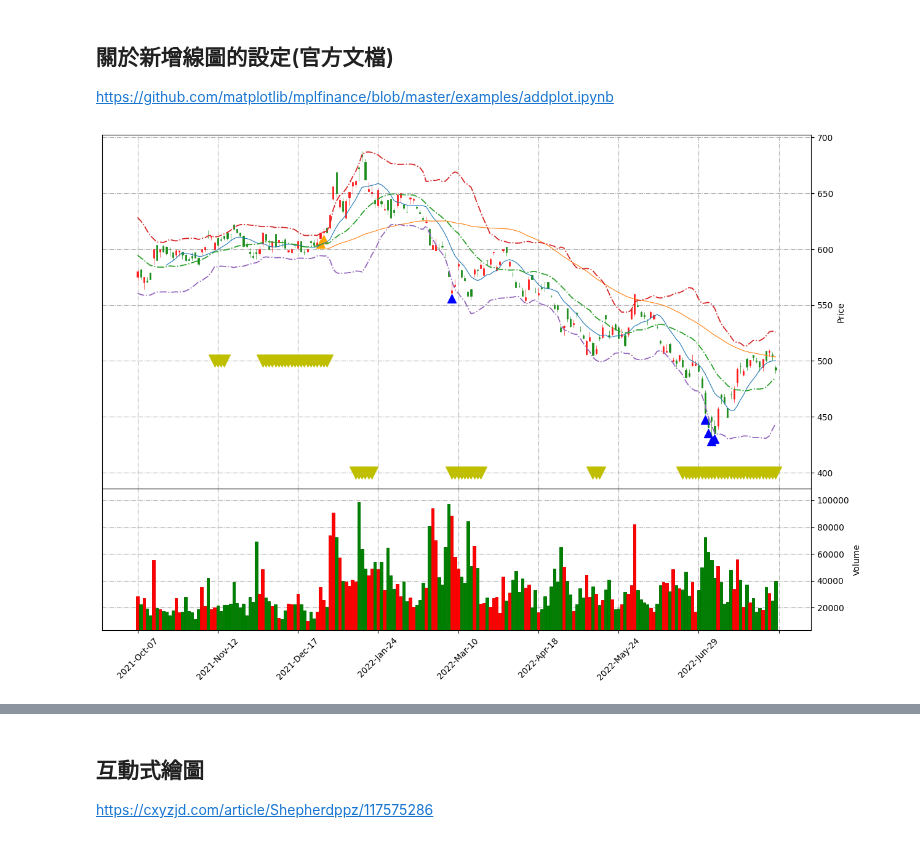
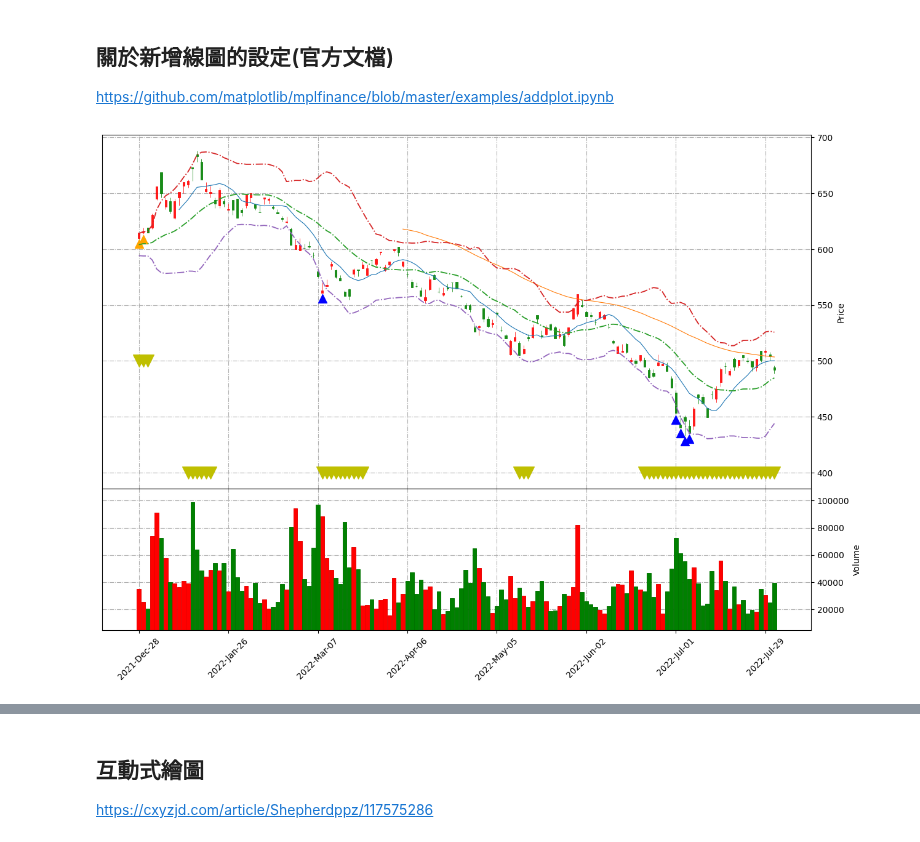
Before and after one commit to oscar50513/stock_project, a Jupyter notebook: BBands.ipynb, the cells around one changed output, grey strips where cells are left out. Drawn from its saved outputs; the diff is of its cells as text; code cells hidden in the pictures.

```diff
--- a/BBands.ipynb
+++ b/BBands.ipynb
@@ -204,6 +206,7 @@ def bbands_rule(_ticker, bb_period=20, bb_stdnum=2):
         return False
 
     # 新增一個空行，預設值為零
+    b_slope = [np.nan]
     buy_1 = [np.nan]
     buy_2 = [np.nan]
     sell_1 = [np.nan]
@@ -214,10 +217,7 @@ def bbands_rule(_ticker, bb_period=20, bb_stdnum=2):
 
     b_narrow = True
 
-#     # 判斷布林通道的斜率
-#     for i in range(1, len(res)):
-#         slope = (bbands_data.loc[t[i], 'b_up']/bbands_data.loc[t[i-1], 'b_up']-1) * 100
-#         slope.append(s)
+    # 判斷布林通道的斜率
 #         if (s)>1:
 #             test.append(bbands_data.loc[t[i], 'b_up'] + temp)
 #             print("斜率:", (bbands_data.loc[t[i], 'b_up']/bbands_data.loc[t[i-1], 'b_up']-1) * 100)
@@ -230,7 +230,7 @@ def bbands_rule(_ticker, bb_period=20, bb_stdnum=2):
 
     for i in range(1, len(res)):
         slope = (bbands_data.loc[t[i], 'b_up']/bbands_data.loc[t[i-1], 'b_up']-1) * 100    # 計算布林通道上軌斜率
-
+        b_slope.append(slope)
         # 計算是否符合買進條件
         if ((bbands_data.loc[t[i], 'b_up']/bbands_data.loc[t[i], 'b_low']-1) * 100) > 15:  # 通道寬度大於15%
             test.append(400)
@@ -238,7 +238,7 @@ def bbands_rule(_ticker, bb_period=20, bb_stdnum=2):
                 buy_1.append(res.loc[t[i], 'Low'] - temp)
                 buy_2.append(np.nan)
 
-                #print(t[i], "符合通道寬度大於15%且K棒碰觸到下軌")
+                #print(t[i], "1.符合通道寬度大於15%且K棒碰觸到下軌")
             else:
                 buy_1.append(np.nan)
                 buy_2.append(np.nan)
@@ -259,7 +259,7 @@ def bbands_rule(_ticker, bb_period=20, bb_stdnum=2):
                 buy_2.append(res.loc[t[i], 'Low'] - temp)
                 buy_1.append(np.nan)
 
-                #print(t[i], "符合上軌斜率大於1%且收紅K棒突破上軌")
+                #print(t[i], "2.符合帶寬通道小於5%且收紅K棒突破上軌")
                 #print("成交量:", res.loc[t[i], 'Volume'])
             else:
                 buy_1.append(np.nan)
@@ -280,6 +280,7 @@ def bbands_rule(_ticker, bb_period=20, bb_stdnum=2):
     res['buy_point'] = buy_1
     res['buy2_point'] = buy_2
     res['sell_point'] = sell_1
+    res['bband_slope'] = b_slope
     res['test'] = test
     return res
 # %%
@@ -291,53 +292,56 @@ https://github.com/matplotlib/mplfinance/blob/master/examples/addplot.ipynb
 bband_line = bbands_data[['b_mid','b_up','b_low']][-day_num:]
 #bband_line
 # %%
-day_num = 200                                  # 設定顯示股價資訊的天數
+# range
+day_num = '2021-12-28'                        # 設定顯示股價資訊起始日期
+day_end = '2022-08-03'                        # 設定顯示股價資訊結束日期
+
 bbands_data = bbands_rule(SData)              # 將股價資訊經過BBands函式計算
 #print(bbands_data)
 
 # 繪製布林通道線圖
 
-bband_line = bbands_data[['b_mid','b_up','b_low']][-day_num:]
+bband_line = bbands_data[['b_mid','b_up','b_low']][day_num:day_end]
 
 addplots = [
             mpf.make_addplot(bband_line, panel=0,linestyle='dashdot'),
-            #mpf.make_addplot(bbands_data['b_up'][-day_num:], color = 'blue', alpha=0.5),
-            #mpf.make_addplot(bbands_data['b_low'][-day_num:], color = 'green', alpha=0.5),
-            mpf.make_addplot(bbands_data['buy_point'][-day_num:], color = 'blue', alpha=1, type='scatter', marker='^', markersize=100),
-            mpf.make_addplot(bbands_data['buy2_point'][-day_num:], color = 'orange', alpha=1, type='scatter', marker='^', markersize=100),
-            #mpf.make_addplot(bbands_data['sell_point'][-day_num:], color = 'green', alpha=0.5, type='scatter', marker='v', markersize=100),
-            mpf.make_addplot(bbands_data['test'][-day_num:], color = 'y', type='scatter',markersize=200, marker='v')
+            #mpf.make_addplot(bbands_data['b_up'][day_num:day_end], color = 'blue', alpha=0.5),
+            #mpf.make_addplot(bbands_data['b_low'][day_num:day_end], color = 'green', alpha=0.5),
+            mpf.make_addplot(bbands_data['buy_point'][day_num:day_end], color = 'blue', alpha=1, type='scatter', marker='^', markersize=100),
+            mpf.make_addplot(bbands_data['buy2_point'][day_num:day_end], color = 'orange', alpha=1, type='scatter', marker='^', markersize=100),
+            #mpf.make_addplot(bbands_data['sell_point'][day_num:day_end], color = 'green', alpha=0.5, type='scatter', marker='v', markersize=100),
+            mpf.make_addplot(bbands_data['test'][day_num:day_end], color = 'y', type='scatter',markersize=200, marker='v')
            ]
 
 # 設置k線圖顏色
 my_color = mpf.make_marketcolors(up='red',      # 上漲顏色
                                  down='green',  # 下跌顏色
                                  edge='i',      # 隱藏 K 線邊緣
                                  volume='in',   # 成交量用同樣的顏色
                                  inherit=True)  # 繼承其他參數
 # 設置圖型呈現
 my_style = mpf.make_mpf_style(gridaxis='both',          # 設置網格
                               gridstyle='-.',           # 設定網格花樣
                               y_on_right=True,          # y 座標放右邊
                               marketcolors=my_color)    # 設定k線圖顏色
 
 kwargs = dict(type = 'candle',
               figscale = 2, # 設定圖型大小
               style = my_style)
 
 _panel = 2
-mpf.plot(SData.iloc[-day_num:,:],
+mpf.plot(SData.loc[day_num:day_end,:],
          mav = [10, 60],
          **kwargs,
          num_panels=_panel,          # 設定總層數
          main_panel=0,               # 設定 K 線圖層數
          volume=True,              # 設定是否繪製成交量
          volume_panel=_panel - 1,    # 設定成交量層數
          show_nontrading=False,      # 忽略非交易日
          tight_layout=False,          # 設定布局方式
          addplot = addplots)
 # %% [output]
-[figure, old version]
+[figure, new version]
 # %%
 ?mpf.make_addplot
 ?type
```
Also changed, not shown: parts of 8 cells of this notebook.
